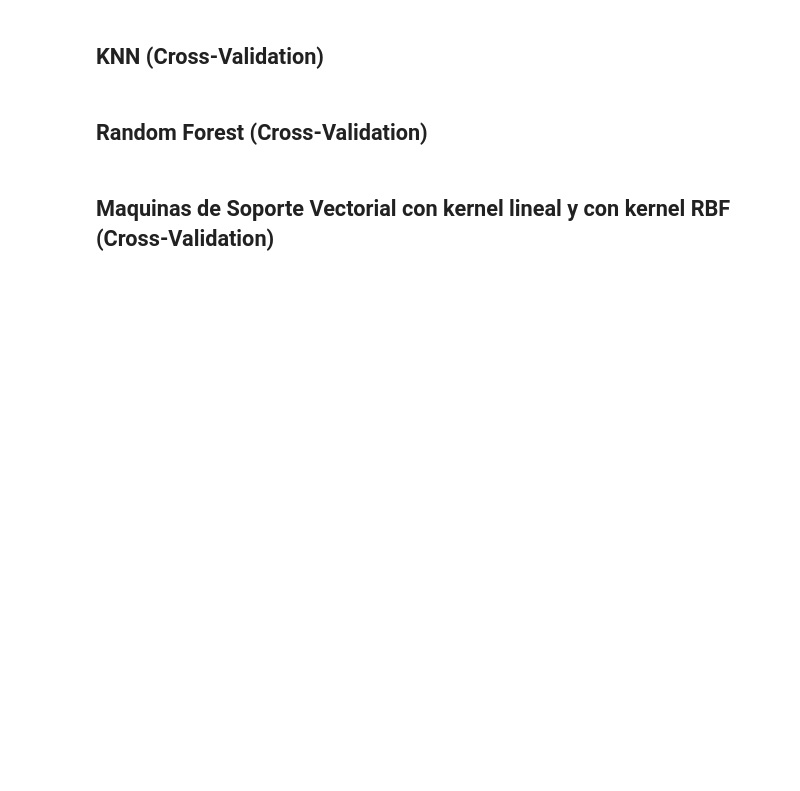
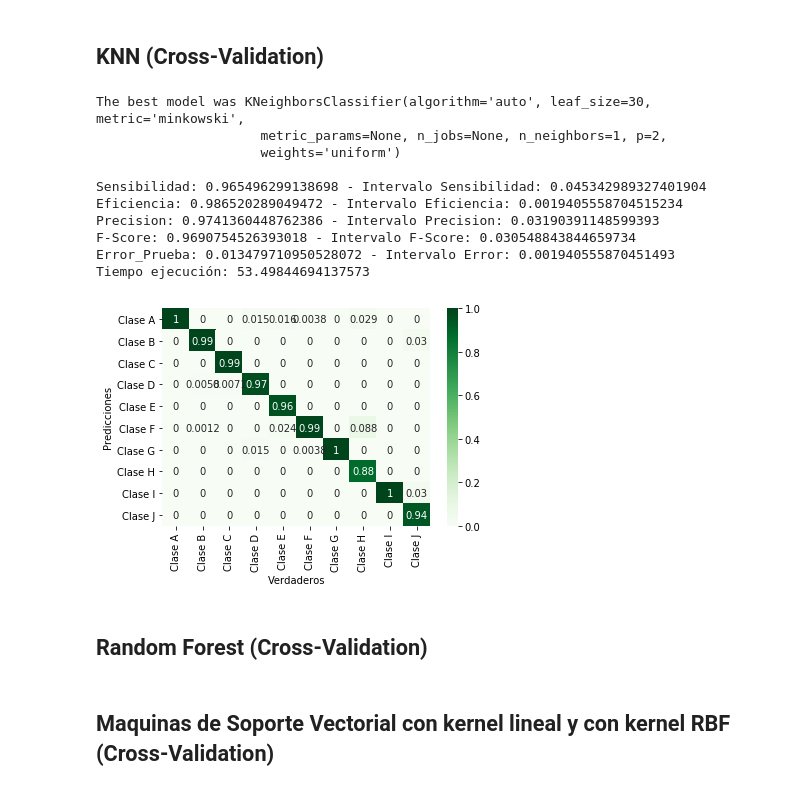
Before and after one commit to Alejo-Casta/Anuran_Calls_MFCCs, a Jupyter notebook: Reddución de caracteristicas/Seleccion.ipynb, the cells around one changed output. Cells and saved outputs as stored; diff of their text form; code cells hidden in the pictures; blank space fills up the shorter version.

```diff
--- a/Reddución de caracteristicas/Seleccion.ipynb
+++ b/Reddución de caracteristicas/Seleccion.ipynb
@@ -263,5 +303,5 @@ print(error)
 # %%
-X_features = X[:, [0, 1, 2, 3, 4, 5, 7, 8, 9, 11, 12, 13, 14, 15, 17, 18, 20, 21]]
+X_features = X[:, [1, 2, 3, 4, 5, 6, 7, 8, 9, 10, 11, 12, 13, 14, 15, 17, 18, 20, 21]]
 # %% [markdown]
 ## KNN (Cross-Validation)
 # %%
@@ -280,7 +320,7 @@ def KNN_model_CV(graficar = False):
     KNN = KNeighborsClassifier()
     clf = GridSearchCV(KNN, parameters)
     for j in range(4):
-        Xtrain, Xtest, Ytrain, Ytest = train_test_split(X, Y[:,2], test_size=0.25)
+        Xtrain, Xtest, Ytrain, Ytest = train_test_split(X_features, Y[:,2], test_size=0.25)
         scaler = MinMaxScaler() #Escala entre 0 y 1
         Xtrain = scaler.fit_transform(Xtrain)
         Xtest = scaler.transform(Xtest)
@@ -304,33 +344,45 @@ def KNN_model_CV(graficar = False):
         fscore = f1_score(Ytest, Yest, average=None)
         fscore_array[j] = fscore
 
         #code for calculating confusion matrix
         _confusion_matrix_ = confusion_matrix(Ytest, Yest)
         TN_array[j] = _confusion_matrix_[0][0]
         FP_array[j] = _confusion_matrix_[0][1]
         FN_array[j] = _confusion_matrix_[1][0]
         TP_array[j] = _confusion_matrix_[1][1]
 
         error[j] = classification_error(Yest, Ytest)
 
     if graficar == True:
         j = 0
         cm = confusion_matrix(Ytest, Yest, normalize='pred')
         columnas = ['Clase %s'%(i) for i in list(ascii_uppercase)[0:len(np.unique(Yest))]]
         df_cm = pd.DataFrame(cm,index = columnas, columns = columnas)
         grafica = sns.heatmap(df_cm, cmap = 'Greens', annot = True)
         grafica.set(xlabel = 'Verdaderos', ylabel = 'Predicciones')
 
     return clf.best_estimator_, str(np.mean(sensitivity_array)), str(np.std(sensitivity_array)), str(np.mean(efficiency_array)), str(np.std(efficiency_array)), str(np.mean(precision_array)), str(np.std(precision_array)),  str(np.mean(fscore_array)), str(np.std(fscore_array)), str(np.mean(error)), str(np.std(error)), str(time.time()-initial_time)
 
 modelKNN, sensitivity, sensitivity_interval, efficiency, efficiency_interval, precision, precision_interval, f, f_interval, error, std_error, tiempo = KNN_model_CV(graficar = True)
 print('The best model was', modelKNN,
         '\n\nSensibilidad:', sensitivity,'- Intervalo Sensibilidad:', sensitivity_interval,
         '\nEficiencia:', efficiency,'- Intervalo Eficiencia:', efficiency_interval,
         '\nPrecision:', precision,'- Intervalo Precision:', precision_interval,
         '\nF-Score:',f,'- Intervalo F-Score:', f_interval,
         '\nError_Prueba:',error,'- Intervalo Error:', std_error,
         '\nTiempo ejecución:', tiempo)
+# %% [output]
+The best model was KNeighborsClassifier(algorithm='auto', leaf_size=30, metric='minkowski',
+                     metric_params=None, n_jobs=None, n_neighbors=1, p=2,
+                     weights='uniform')
+
+Sensibilidad: 0.965496299138698 - Intervalo Sensibilidad: 0.045342989327401904
+Eficiencia: 0.986520289049472 - Intervalo Eficiencia: 0.0019405558704515234
+Precision: 0.9741360448762386 - Intervalo Precision: 0.03190391148599393
+F-Score: 0.9690754526393018 - Intervalo F-Score: 0.030548843844659734
+Error_Prueba: 0.013479710950528072 - Intervalo Error: 0.001940555870451493
+Tiempo ejecución: 53.49844694137573
+[figure, added]
 # %% [markdown]
 ## Random Forest (Cross-Validation)
 # %%
```
Also changed, not shown: parts of 7 cells of this notebook, 1 other file.
